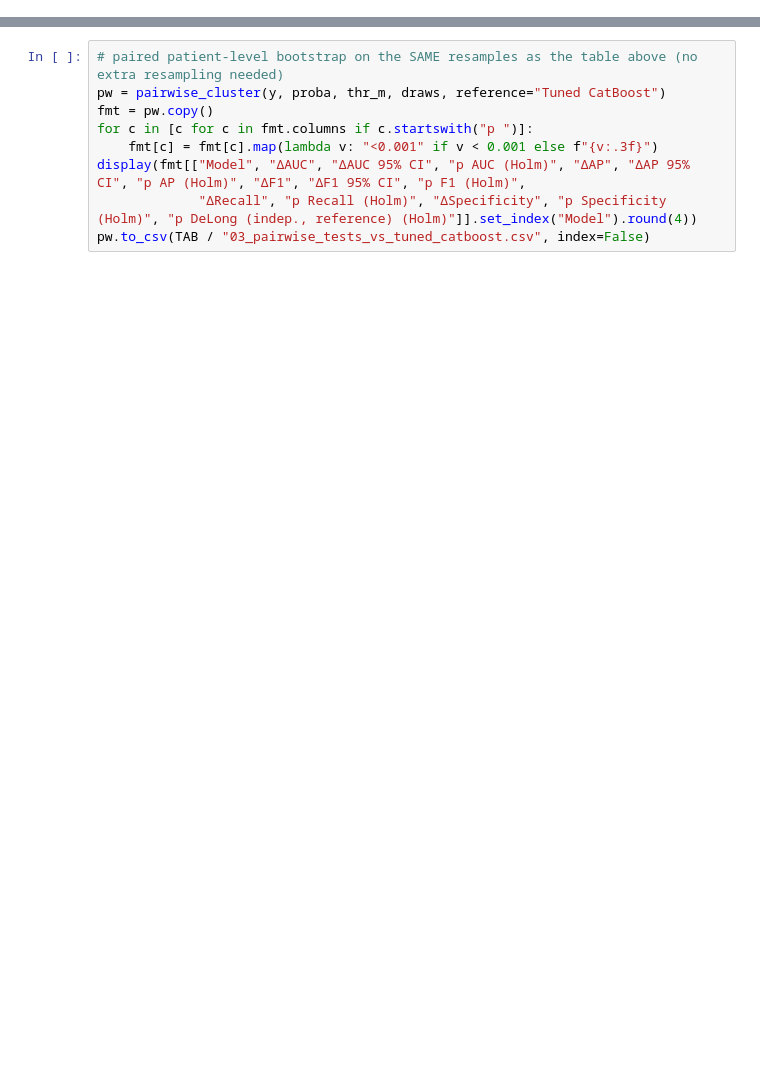
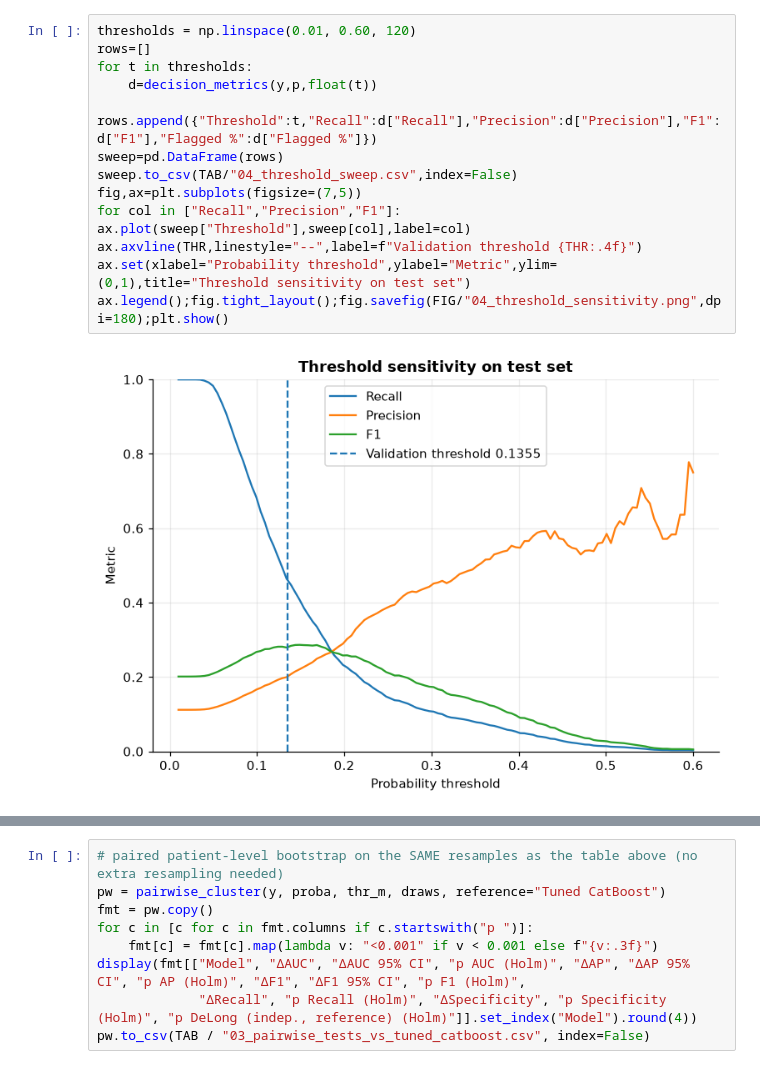
Before and after one commit to nnathuu/DS66B_group_13, a Jupyter notebook: notebooks/03_evaluation.ipynb, the cells around one changed output, grey strips where cells are left out. Drawn from its saved outputs; the diff is of its cells as text; blank space fills up the shorter version.

```diff
--- a/notebooks/03_evaluation.ipynb
+++ b/notebooks/03_evaluation.ipynb
@@ -325,0 +365,15 @@ Patient-level bootstrap, 9 models x B = 2,000 resamples (a few minutes) ...
+# %%
+thresholds = np.linspace(0.01, 0.60, 120)
+rows=[]
+for t in thresholds:
+    d=decision_metrics(y,p,float(t))
+    rows.append({"Threshold":t,"Recall":d["Recall"],"Precision":d["Precision"],"F1":d["F1"],"Flagged %":d["Flagged %"]})
+sweep=pd.DataFrame(rows)
+sweep.to_csv(TAB/"04_threshold_sweep.csv",index=False)
+fig,ax=plt.subplots(figsize=(7,5))
+for col in ["Recall","Precision","F1"]: ax.plot(sweep["Threshold"],sweep[col],label=col)
+ax.axvline(THR,linestyle="--",label=f"Validation threshold {THR:.4f}")
+ax.set(xlabel="Probability threshold",ylabel="Metric",ylim=(0,1),title="Threshold sensitivity on test set")
+ax.legend();fig.tight_layout();fig.savefig(FIG/"04_threshold_sensitivity.png",dpi=180);plt.show()
+# %% [output]
+[figure, added]
```
Also changed, not shown: parts of 52 cells of this notebook, 17 other files.
